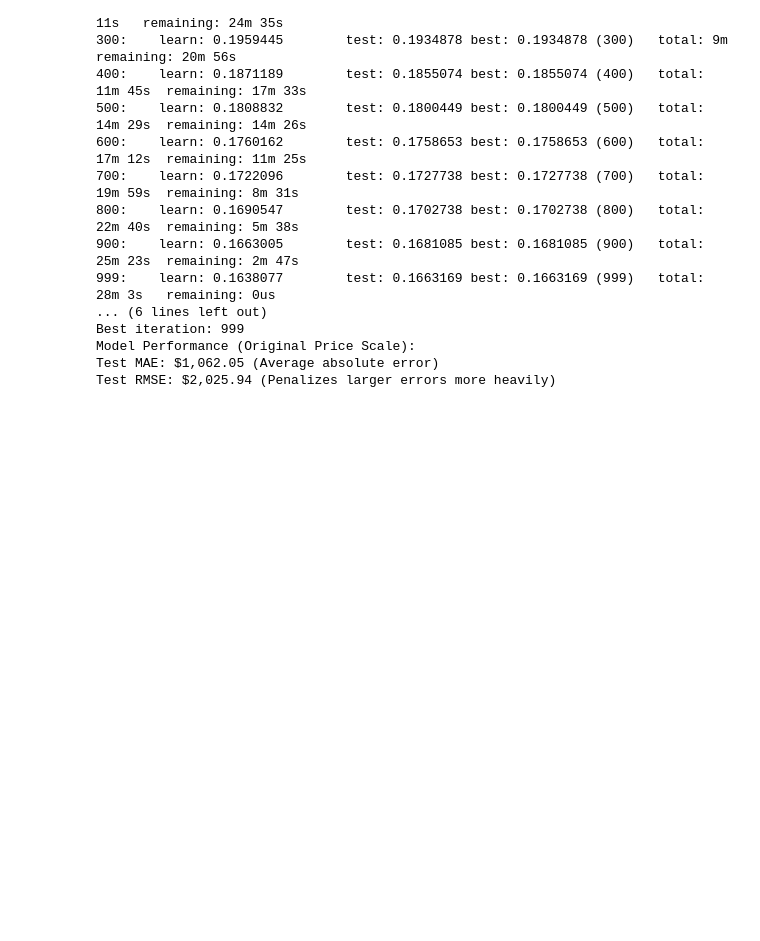
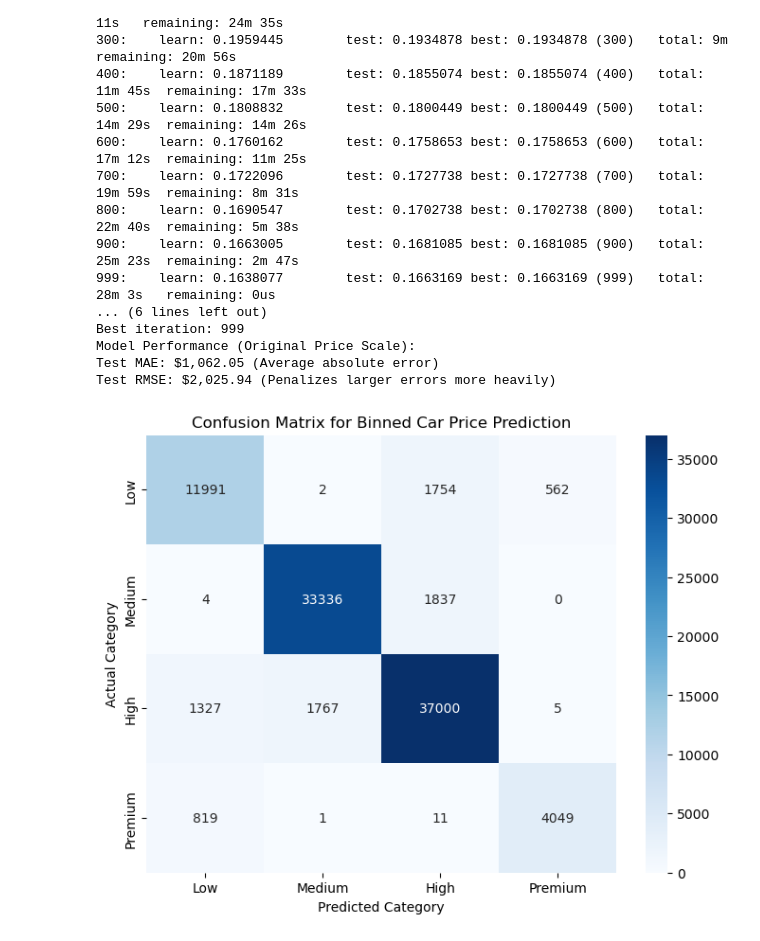
Before and after one commit to Gyrojoestar/DSA_Internal_Grp_4, a Jupyter notebook: Models/CatBoostWRag.ipynb, the cells around one changed output. Saved outputs shown, nothing was run; the diff lists cells and outputs as text; code cells hidden in the pictures; blank space fills up the shorter version.

```diff
--- a/Models/CatBoostWRag.ipynb
+++ b/Models/CatBoostWRag.ipynb
@@ -478,3 +508,25 @@ Test RMSE: $2,025.94 (Penalizes larger errors more heavily)
+# %%
+# --- 3. Calculate and Plot ---
+
+# Calculate the Confusion Matrix
+cm = confusion_matrix(y_test_binned, y_pred_binned)
+
+# Plotting the results
+plt.figure(figsize=(8, 6))
+sns.heatmap(
+    cm,
+    annot=True,
+    fmt='d',
+    cmap='Blues',
+    xticklabels=labels,
+    yticklabels=labels
+)
+plt.title('Confusion Matrix for Binned Car Price Prediction')
+plt.xlabel('Predicted Category')
+plt.ylabel('Actual Category')
+plt.show()
+# %% [output]
+[figure, added]
 # %%
 # Save the model
 MODEL_FILENAME = 'catboost_rag_model.cbm'
```
Also changed, not shown: parts of 3 cells of this notebook.
